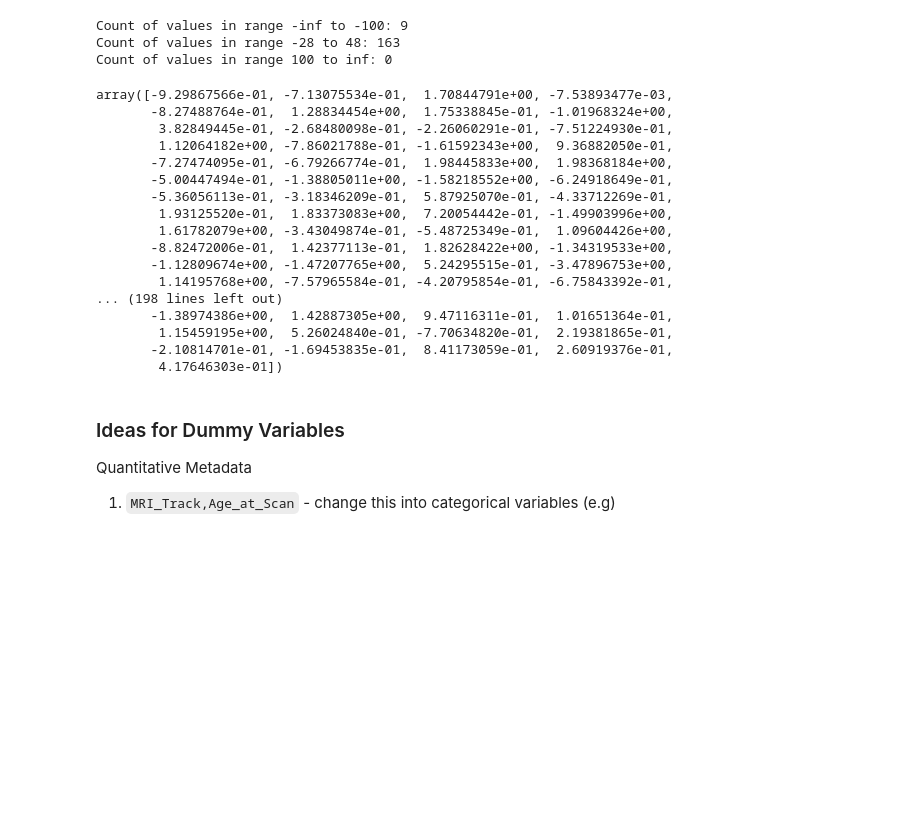
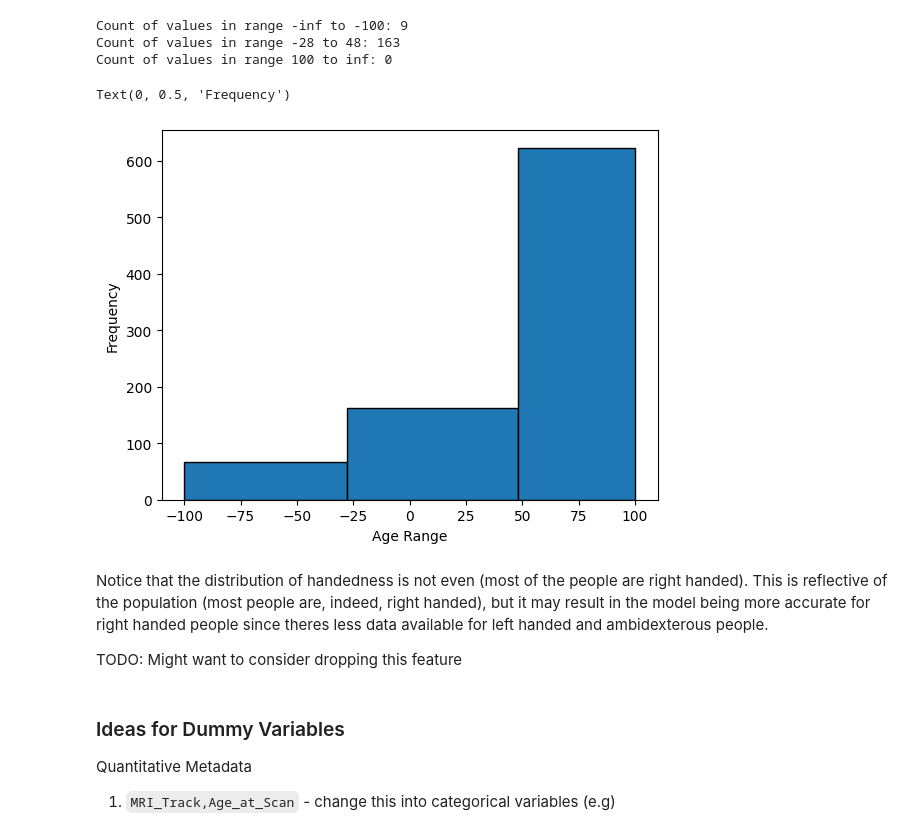
Before and after one commit to asmik12/bttai_wids_team4, a Jupyter notebook: data_preprocessing.ipynb, the cells around one changed output. Drawn from its saved outputs; the diff is of its cells as text; code cells hidden in the pictures; blank space fills up the shorter version.

```diff
--- a/data_preprocessing.ipynb
+++ b/data_preprocessing.ipynb
@@ -328,27 +334,19 @@ print(f"Count of values in range {range_3[0]} to {range_3[1]}: {count_range_3}")
 Count of values in range -inf to -100: 9
 Count of values in range -28 to 48: 163
 Count of values in range 100 to inf: 0
-# %%
-# Inspecting other data
-quant_metadata['MRI_Track_Age_at_Scan'].values
-# %% [output]
-array([-9.29867566e-01, -7.13075534e-01,  1.70844791e+00, -7.53893477e-03,
-       -8.27488764e-01,  1.28834454e+00,  1.75338845e-01, -1.01968324e+00,
-        3.82849445e-01, -2.68480098e-01, -2.26060291e-01, -7.51224930e-01,
-        1.12064182e+00, -7.86021788e-01, -1.61592343e+00,  9.36882050e-01,
-       -7.27474095e-01, -6.79266774e-01,  1.98445833e+00,  1.98368184e+00,
-       -5.00447494e-01, -1.38805011e+00, -1.58218552e+00, -6.24918649e-01,
-       -5.36056113e-01, -3.18346209e-01,  5.87925070e-01, -4.33712269e-01,
-        1.93125520e-01,  1.83373083e+00,  7.20054442e-01, -1.49903996e+00,
-        1.61782079e+00, -3.43049874e-01, -5.48725349e-01,  1.09604426e+00,
-       -8.82472006e-01,  1.42377113e-01,  1.82628422e+00, -1.34319533e+00,
-       -1.12809674e+00, -1.47207765e+00,  5.24295515e-01, -3.47896753e+00,
-        1.14195768e+00, -7.57965584e-01, -4.20795854e-01, -6.75843392e-01,
-... (198 lines left out)
-       -1.38974386e+00,  1.42887305e+00,  9.47116311e-01,  1.01651364e-01,
-        1.15459195e+00,  5.26024840e-01, -7.70634820e-01,  2.19381865e-01,
-       -2.10814701e-01, -1.69453835e-01,  8.41173059e-01,  2.60919376e-01,
-        4.17646303e-01])
+# %%
+#Plotting a histogram of EHQ_EHQ_Total
+bins = [-100, -28, 48, 100]
+plt.hist(quant_metadata["EHQ_EHQ_Total"], bins=bins, edgecolor='black')
+plt.xlabel("Age Range")
+plt.ylabel("Frequency")
+# %% [output]
+Text(0, 0.5, 'Frequency')
+[figure, added]
+# %% [markdown]
+Notice that the distribution of handedness is not even (most of the people are right handed). This is reflective of the population (most people are, indeed, right handed), but it may result in the model being more accurate for right handed people since theres less data available for left handed and ambidexterous people.
+
+TODO: Might want to consider dropping this feature
 # %% [markdown]
 ### Ideas for Dummy Variables
 Quantitative Metadata
```
Also changed, not shown: parts of 4 cells of this notebook.
